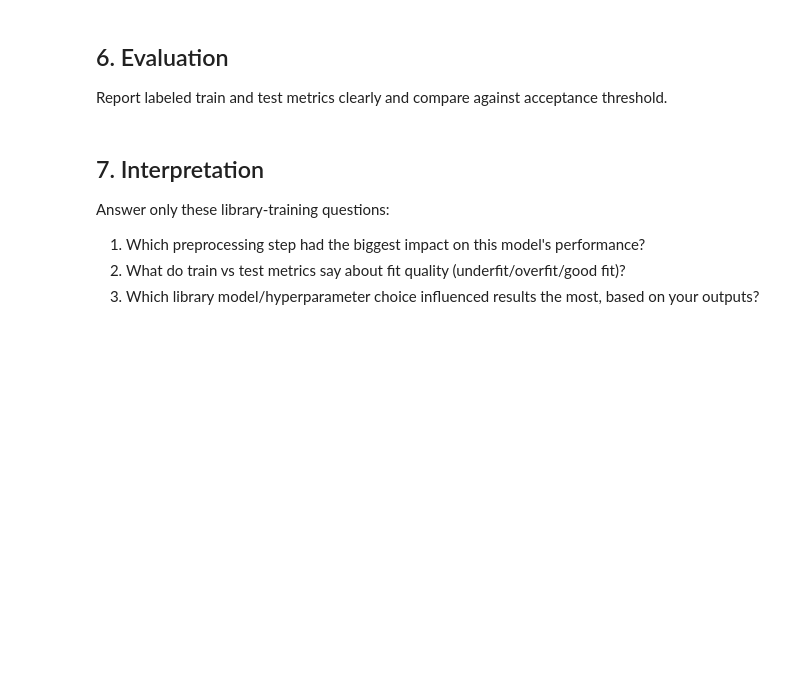
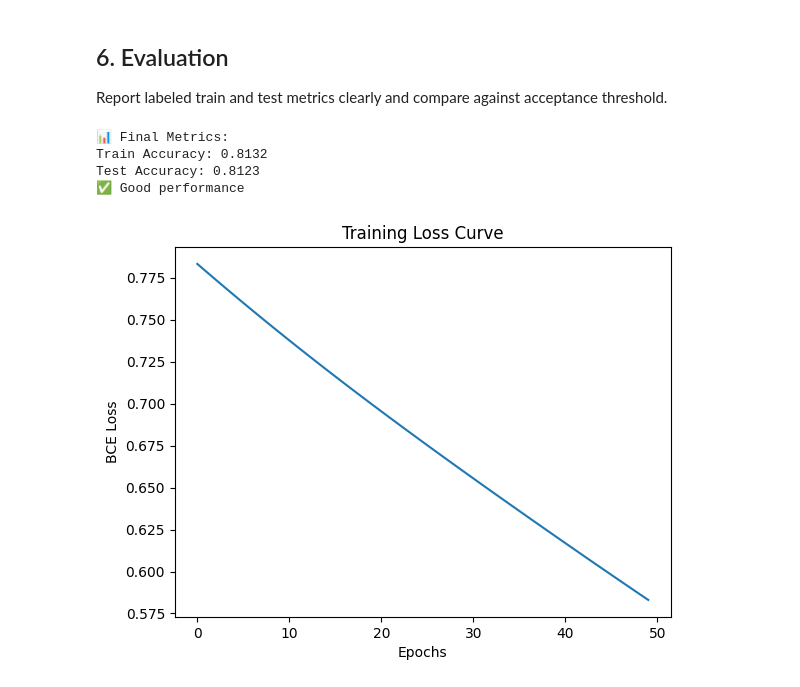
Before and after one commit to iiitl/Neural-Networks, a Jupyter notebook: library/training.ipynb, the cells around one changed output. Saved outputs shown, nothing was run; the diff lists cells and outputs as text; code cells hidden in the pictures; blank space fills up the shorter version.

Commit message:
feat: implement feed-forward neural network in PyTorch with BCE loss, Adam optimizer, training loop, and evaluation

```diff
--- a/library/training.ipynb
+++ b/library/training.ipynb
@@ -7,3 +20,15 @@ Import only the required ML library tools and keep setup minimal and reproducibl
 # %% [markdown]
 ## 2. Load and Inspect Data
 Load dataset.csv and verify target column, feature types, and basic data quality checks.
+# %%
+df = pd.read_csv("https://raw.githubusercontent.com/iiitl/Neural-Networks/main/dataset.csv")
+
+print("Shape:", df.shape)
+print("Columns:", df.columns.tolist())
+print("Missing Values:\n", df.isnull().sum())
+
+# Target column (as specified)
+target_col = "quality_binary"
+
+# Basic checks
+assert target_col in df.columns, "Target column not found!"
@@ -16,3 +102,21 @@ Define the model and key hyperparameters, and set random_state where available.
 # %% [markdown]
 ## 5. Training
 Fit on train split and keep training flow clear so outputs are easy to review.
+# %%
+epochs = 50
+loss_history = []
+
+for epoch in range(epochs):
+    model.train()
+
+    outputs = model(X_train)
+    loss = criterion(outputs, y_train)
+
+    optimizer.zero_grad()
+    loss.backward()
+    optimizer.step()
+
+    loss_history.append(loss.item())
+
+    if (epoch + 1) % 10 == 0:
+        print(f"Epoch [{epoch+1}/{epochs}], Loss: {loss.item():.4f}")
@@ -19,9 +129,40 @@ Fit on train split and keep training flow clear so outputs are easy to review.
 # %% [markdown]
 ## 6. Evaluation
 Report labeled train and test metrics clearly and compare against acceptance threshold.
-# %% [markdown]
-## 7. Interpretation
-Answer only these library-training questions:
-1. Which preprocessing step had the biggest impact on this model's performance?
-2. What do train vs test metrics say about fit quality (underfit/overfit/good fit)?
-3. Which library model/hyperparameter choice influenced results the most, based on your outputs?
+# %%
+def evaluate(model, X, y):
+    model.eval()
+    with torch.no_grad():
+        preds = model(X)
+        preds = (preds >= 0.5).float()
+        accuracy = (preds == y).float().mean().item()
+    return accuracy
+
+
+train_acc = evaluate(model, X_train, y_train)
+test_acc = evaluate(model, X_test, y_test)
+
+print("\n📊 Final Metrics:")
+print(f"Train Accuracy: {train_acc:.4f}")
+print(f"Test Accuracy: {test_acc:.4f}")
+
+# Acceptance threshold (example)
+if test_acc >= 0.8:
+    print("✅ Good performance")
+else:
+    print("⚠️ Needs improvement")
+# %% [output]
+📊 Final Metrics:
+Train Accuracy: 0.8132
+Test Accuracy: 0.8123
+✅ Good performance
+# %%
+# Plot Training Loss
+plt.figure()
+plt.plot(loss_history)
+plt.xlabel("Epochs")
+plt.ylabel("BCE Loss")
+plt.title("Training Loss Curve")
+plt.show()
+# %% [output]
+[figure, added]
```
Also changed, not shown: parts of 9 cells of this notebook.
